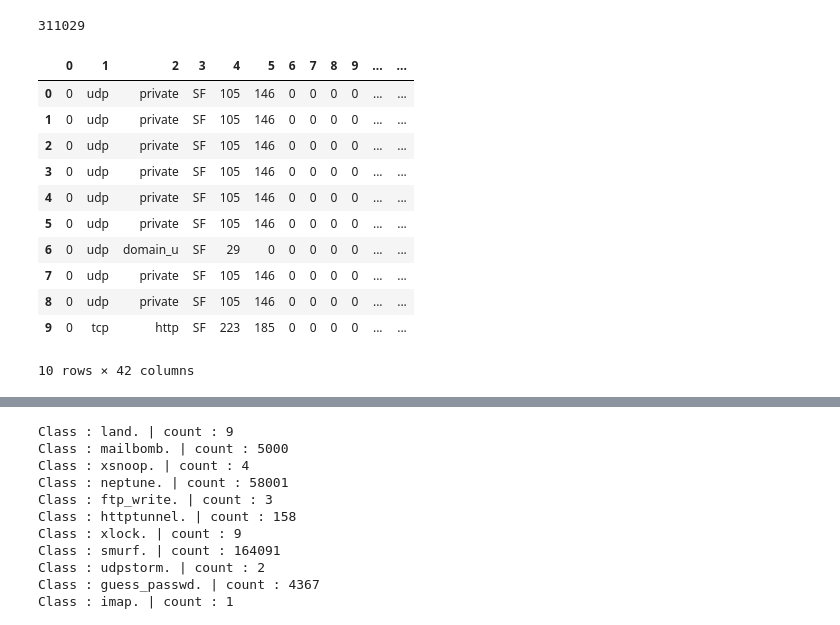
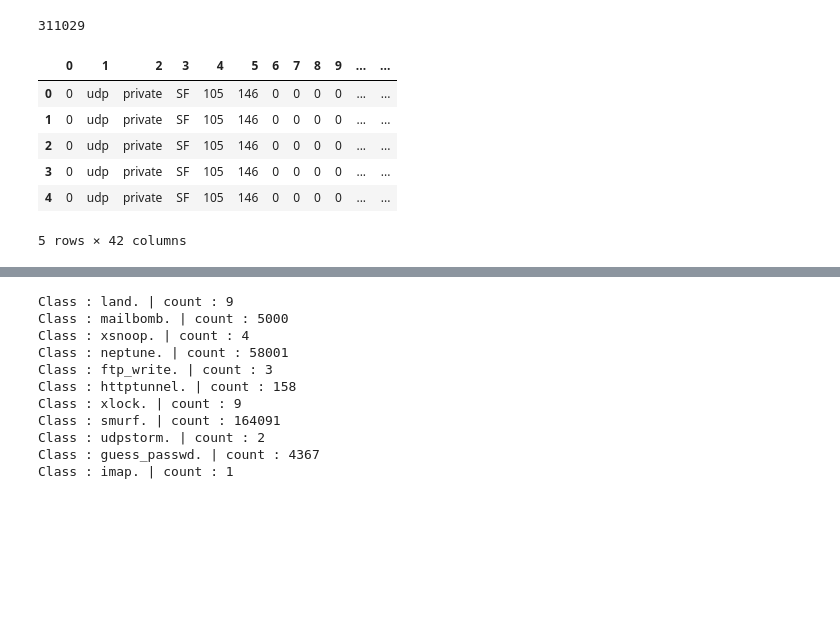
Before and after one commit to ddatta-DAC/CS5526_project, a Jupyter notebook: Preprocess/data_3_preprocessor_v1.ipynb, the cells around one changed output, grey strips where cells are left out. Cells and saved outputs as stored; diff of their text form; code cells hidden in the pictures; blank space fills up the shorter version.

```diff
--- a/Preprocess/data_3_preprocessor_v1.ipynb
+++ b/Preprocess/data_3_preprocessor_v1.ipynb
@@ -17,17 +20,12 @@ len(df)
 # %% [output]
 311029
 # %%
-df.head(10)
+df.head(5)
 # %% [output]
 |  | 0 | 1 | 2 | 3 | 4 | 5 | 6 | 7 | 8 | 9 | ... | ... |
 | 0 | 0 | udp | private | SF | 105 | 146 | 0 | 0 | 0 | 0 | ... | ... |
 | 1 | 0 | udp | private | SF | 105 | 146 | 0 | 0 | 0 | 0 | ... | ... |
 | 2 | 0 | udp | private | SF | 105 | 146 | 0 | 0 | 0 | 0 | ... | ... |
 | 3 | 0 | udp | private | SF | 105 | 146 | 0 | 0 | 0 | 0 | ... | ... |
 | 4 | 0 | udp | private | SF | 105 | 146 | 0 | 0 | 0 | 0 | ... | ... |
-| 5 | 0 | udp | private | SF | 105 | 146 | 0 | 0 | 0 | 0 | ... | ... |
-| 6 | 0 | udp | domain_u | SF | 29 | 0 | 0 | 0 | 0 | 0 | ... | ... |
-| 7 | 0 | udp | private | SF | 105 | 146 | 0 | 0 | 0 | 0 | ... | ... |
-| 8 | 0 | udp | private | SF | 105 | 146 | 0 | 0 | 0 | 0 | ... | ... |
-| 9 | 0 | tcp | http | SF | 223 | 185 | 0 | 0 | 0 | 0 | ... | ... |
-10 rows × 42 columns
+5 rows × 42 columns
```
Also changed, not shown: parts of 26 cells of this notebook, 51 other files.
